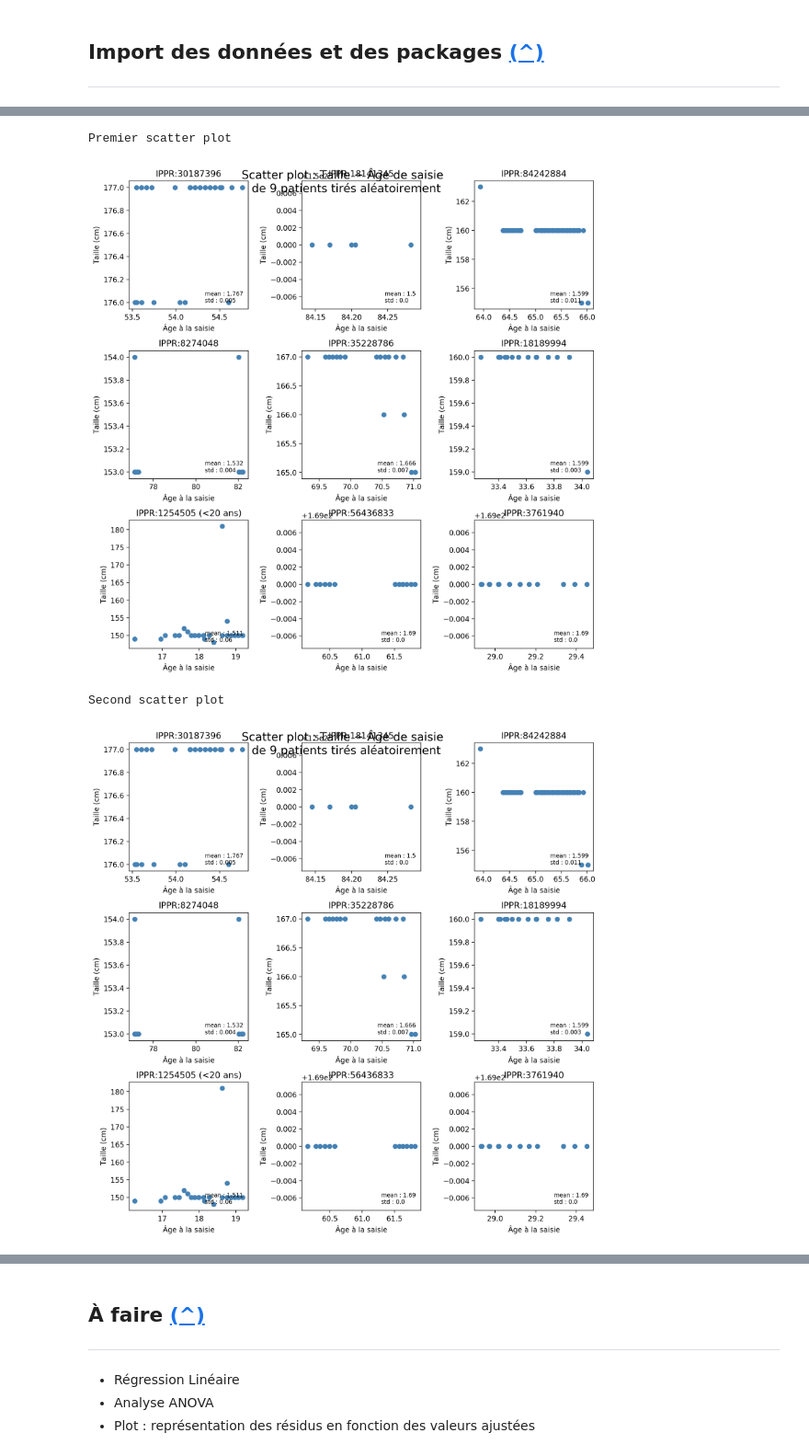
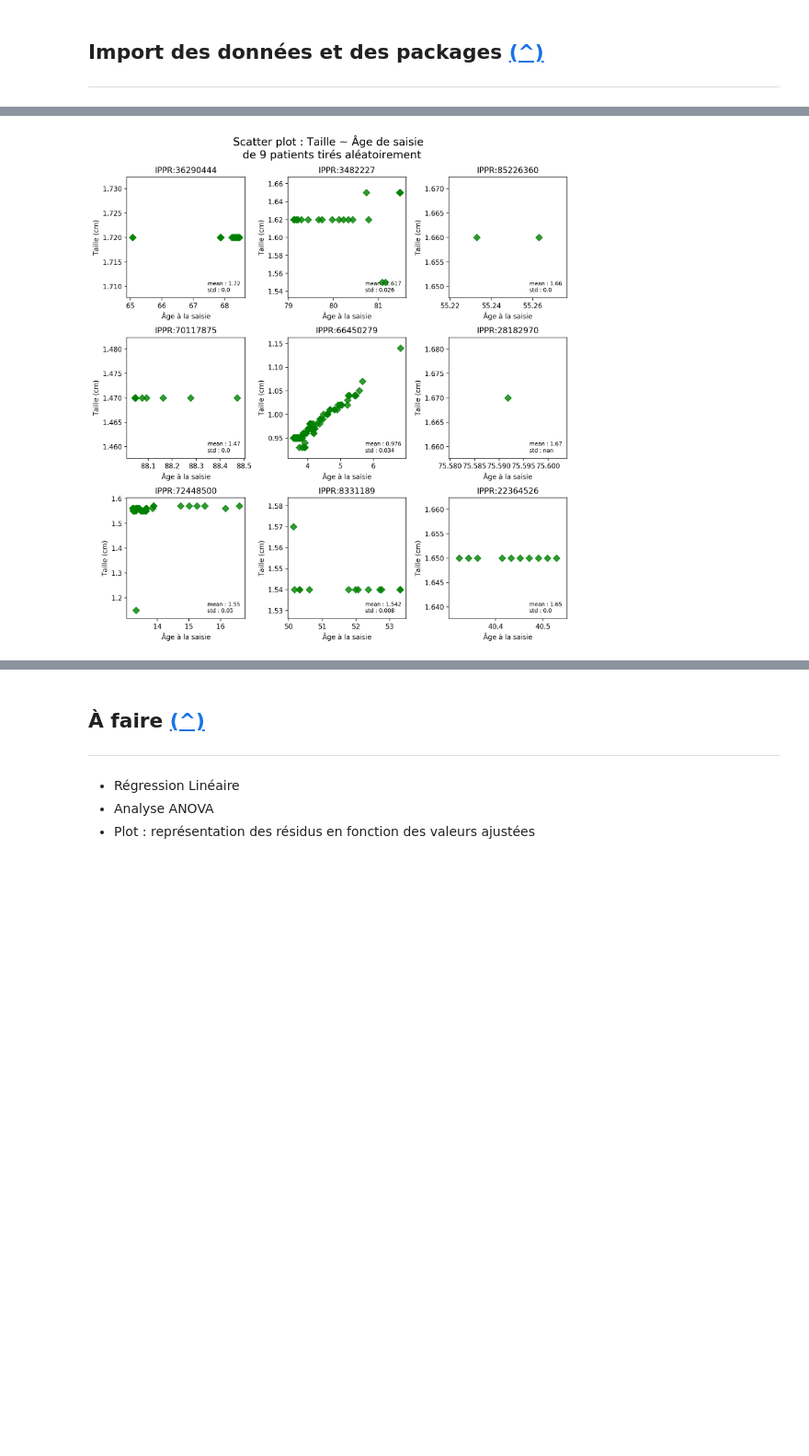
Before and after one commit to ldancelme/clb_notebooks, a Jupyter notebook: scatter_plots.ipynb, the cells around one changed output, grey strips where cells are left out. Shown: that part at 92% size. Saved outputs shown, nothing was run; the diff lists cells and outputs as text; code cells hidden in the pictures; blank space fills up the shorter version.

```diff
--- a/scatter_plots.ipynb
+++ b/scatter_plots.ipynb
@@ -42,21 +37,3 @@ data = pd.read_csv('mean_std_v2.csv', dtype={'Taille' : float, 'Appli_origine' :
-# %%
-# //// Taille : m -> cm
-data["Taille"] = data["Taille"] *100
-
-# //// Intervalles Age
-age20 = list(range(20 *365)) # Croissance ~ de 0 à 20 ans
-age20_40 = list(range((20 *365), (40 *365))) # Stagnation de 0 à 40 ans
-age40_70 = list(range((40 *365), (70 *365))) # Diminution taille à partir de 40 ans
-age70plus = list(range((70 *365) , (110 *365)))
-
-# //// Separation en groupe selon les intervalles d'age
-data20 = data[data['age_at_entry'].isin(age20)]
-data20.to_csv("data20.csv", index=False)
-data20_40 = data[data['age_at_entry'].isin(age20_40)]
-data40_70 = data[data['age_at_entry'].isin(age40_70)]
-data70 = data[data['age_at_entry'].isin(age70plus)]
-
-data20_70 = data[data['age_at_entry'].isin(age20_40 + age40_70 + age70plus)]
 # %% [markdown]
 <a id="scatter"></a>
 # %% [markdown]
@@ -64,52 +41,40 @@ data20_70 = data[data['age_at_entry'].isin(age20_40 + age40_70 + age70plus)]
 ---------------------
 # %%
-# //// Scatter plots 3x3 de 9 patients choisis aléatoirements
+# Scatter plots 3x3 de 9 patients choisis aléatoirements
 sample_ippr = data['IPPR'].sample(n=9)
 sample_ippr = np.array(sample_ippr)
 data_sample = data[data["IPPR"].isin(sample_ippr)]
 
 def scatter_3by3(df):
     fig, ax = plt.subplots(nrows=3, ncols=3, figsize=[10, 10], dpi=200)
     for i, axi in enumerate(ax.flat):
         ippri = sample_ippr[i]
         datai = df[df['IPPR'] == ippri]
         xi = datai['age_at_entry'] / 365
         yi = datai['Taille']
-        axi.scatter(xi, yi, c='steelblue')
-        if (ippri in data20['IPPR'].values):
-            axi.set_title("IPPR:"+ str(ippri) + " (<20 ans)")
-            axi.set_ylabel("Taille (cm)")
-            axi.set_xlabel("Âge à la saisie")
-        else:
-            axi.set_title("IPPR:"+ str(ippri))
-            axi.set_ylabel("Taille (cm)")
-            axi.set_xlabel("Âge à la saisie")
+        axi.scatter(xi, yi, c='g', marker = "D", s=50, alpha = 0.8)
+        axi.set_ylabel("Taille (cm)")
+        axi.set_xlabel("Âge à la saisie")
+        axi.set_title("IPPR:{}".format(ippri))
+
+        # Affichage mean et std
         meani = datai['mean'].unique()
         stdi = datai['std'].unique()
         m_s_lbl = "mean : " + str(round(meani[0],3)) + "\nstd : " + str(round(stdi[0],3))
         at = AnchoredText(m_s_lbl,
                   prop=dict(size=8), frameon=False,
                   loc='lower right',
                   )
-        at.patch.set_boxstyle("round,pad=0.,rounding_size=0.2")
         axi.add_artist(at)
 
-        # linreg line
+        # Affichage Best Fit Line
         # m, b = np.polyfit(xi, yi, 1)
         # axi.plot(xi, m*xi + b, color='r')
 
-    plt.suptitle("Scatter plot : Taille ~ Âge de saisie \n de 9 patients tirés aléatoirement", y=0.99, size=16)
+    plt.suptitle("Scatter plot : Taille ~ Âge de saisie \n de 9 patients tirés aléatoirement", y=1.05, size=16)
     plt.tight_layout(pad=1)
     plt.show()
 
-print("\nPremier scatter plot")
 scatter_3by3(data_sample)
-print("\nSecond scatter plot")
-scatter_3by3(data_sample)
-print("\nTroisième scatter plot")
-scatter_3by3(data_sample)
 # %% [output]
-Premier scatter plot
-[figure, old version]
+[figure, new version]
-Second scatter plot
-[figure, removed]
```
Also changed, not shown: parts of 24 cells of this notebook, 24 other files.
